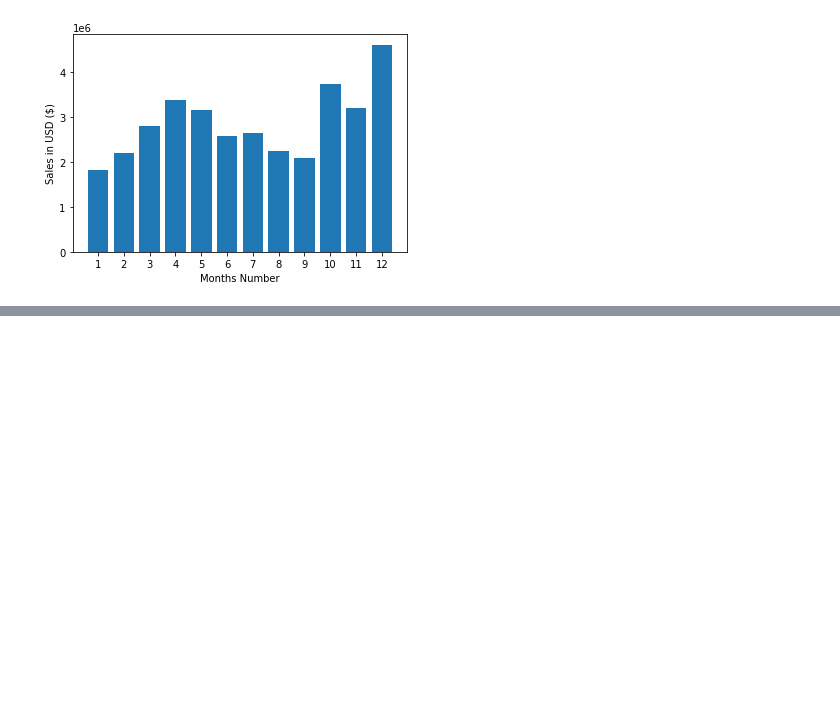
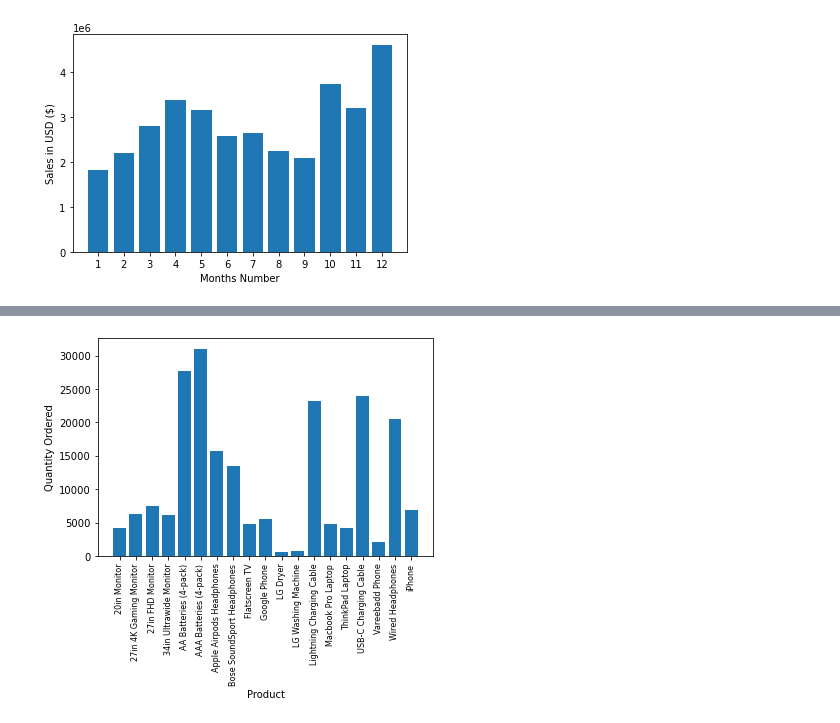
Before and after one commit to sheddyranking/Pandas_Project, a Jupyter notebook: Analysis.ipynb, the cells around one changed output, grey strips where cells are left out. Cells and saved outputs as stored; diff of their text form; code cells hidden in the pictures; blank space fills up the shorter version.

```diff
--- a/Analysis.ipynb
+++ b/Analysis.ipynb
@@ -361,0 +351,15 @@ plt.show()
+# %%
+#we need to visualized the highest number of quantity ordered
+
+#arrange product group according
+product = [product for product, df in product_group]
+
+plt.bar(product, quantity_ordered)
+plt.ylabel('Quantity Ordered')
+plt.xlabel('Product')
+plt.xticks(product, rotation='vertical', size=8)
+plt.show()
+
+#AA Batteries (4-pack) has the most sales.
+# %% [output]
+[figure, added]
```
Also changed, not shown: parts of 39 cells of this notebook.
